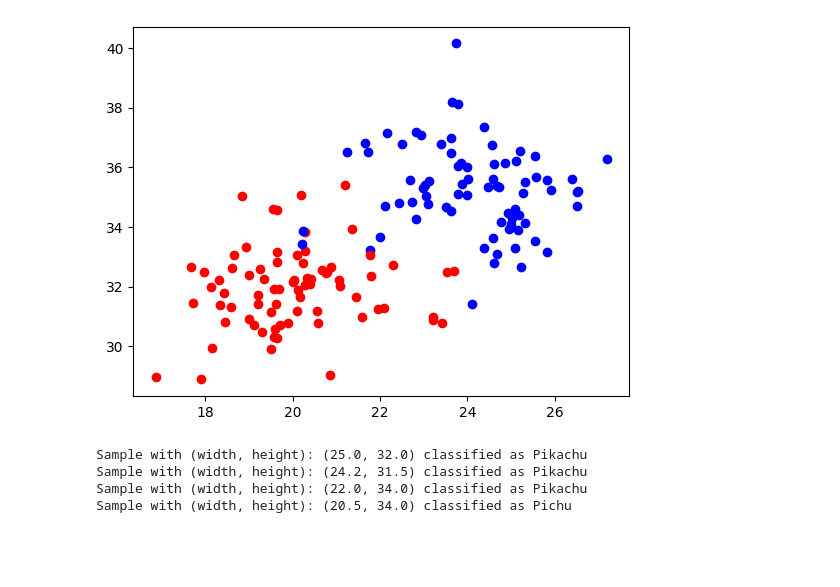
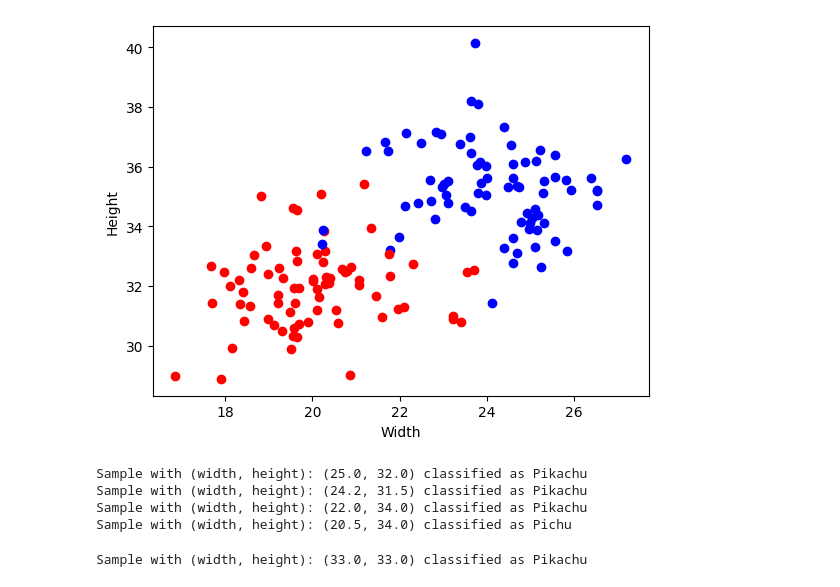
Before and after one commit to PhilipL02/python-programming-PHILIP-LANGPOHL, a Jupyter notebook: Labs/Lab2/pokemon_classification.ipynb, the cells around one changed output. Drawn from its saved outputs; the diff is of its cells as text; code cells hidden in the pictures; blank space fills up the shorter version.

Commit message:
feat(lab2): let user input values, and find k nearest neighbors

```diff
--- a/Labs/Lab2/pokemon_classification.ipynb
+++ b/Labs/Lab2/pokemon_classification.ipynb
@@ -3,7 +3,7 @@ from pokemon_classification_functions import get_datapoints, get_testpoints, plo
-# %%
-datapoints = get_datapoints()
-
-plot_datapoints(datapoints)
-# %% [output]
-[figure, removed]
+# %%
+datapoints = get_datapoints() # The data is collected from datapoints.txt
+
+scatter_plot_datapoints(datapoints)
+# %% [output]
+[figure, added]
 # %%
@@ -15,3 +15,30 @@ Sample with (width, height): (25.0, 32.0) classified as Pikachu
 Sample with (width, height): (24.2, 31.5) classified as Pikachu
 Sample with (width, height): (22.0, 34.0) classified as Pikachu
 Sample with (width, height): (20.5, 34.0) classified as Pichu
+# %%
+# Let user input height and weight and create point of input values
+user_pokemon_height = get_user_input_pokemon_height()
+user_pokemon_width = get_user_input_pokemon_width()
+user_point = (user_pokemon_height, user_pokemon_width)
+
+nearest_neighbors = get_k_nearest_neighbors(user_point, datapoints, k=10)
+
+# Loop the neighbors to get the amount of Pikachus and Pichus
+amount_pikachu = 0
+amount_pichu = 0
+for neighbor in nearest_neighbors:
+    if neighbor["label"] == 1:
+        amount_pikachu += 1
+    elif neighbor["label"] == 0:
+        amount_pichu += 1
+
+# TODO: If there are equal amount of Pikachu and Pichu, ignore the tenth nearest (only use 9 nearest)
+
+# When an even number is used as k when fining nearest neighbors, it could result in equal amount
+if amount_pikachu == amount_pichu:
+    print(f"Sample with (width, height): {user_point} could not be classified")
+else:
+    classification = "Pikachu" if amount_pikachu > amount_pichu else "Pichu"
+    print(f"Sample with (width, height): {user_point} classified as {classification}")
+# %% [output]
+Sample with (width, height): (33.0, 33.0) classified as Pikachu
```
Also changed, not shown: parts of 3 cells of this notebook, 1 other file.
